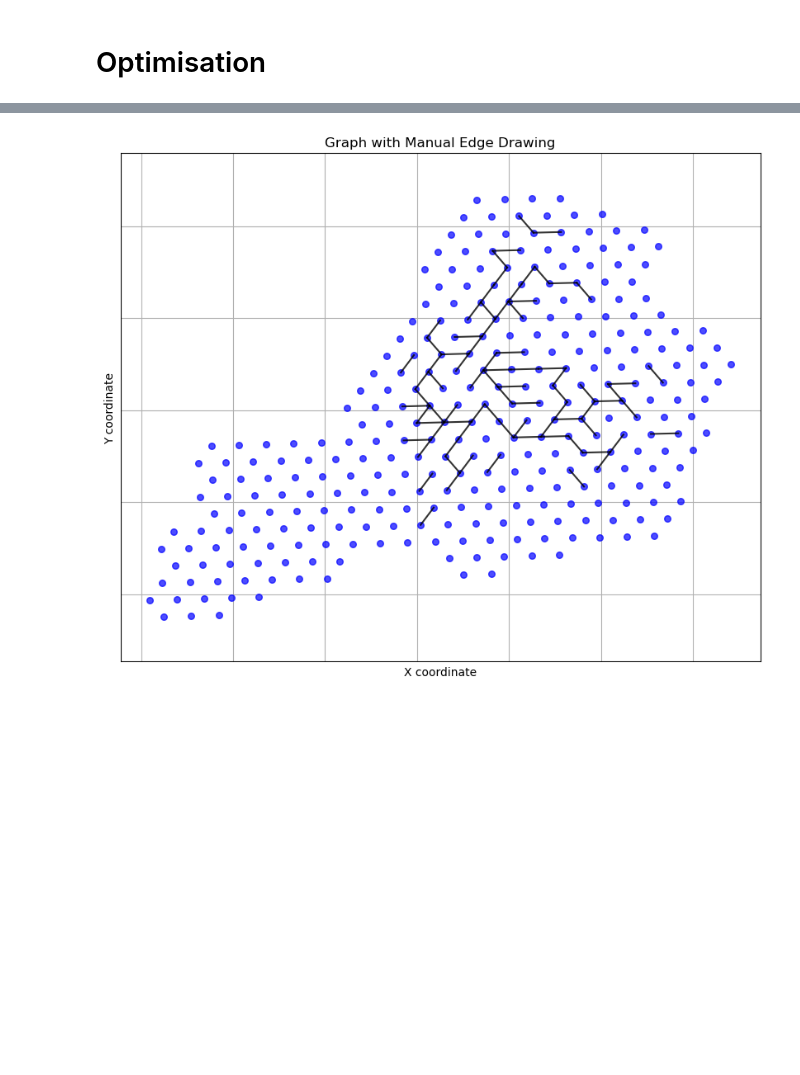
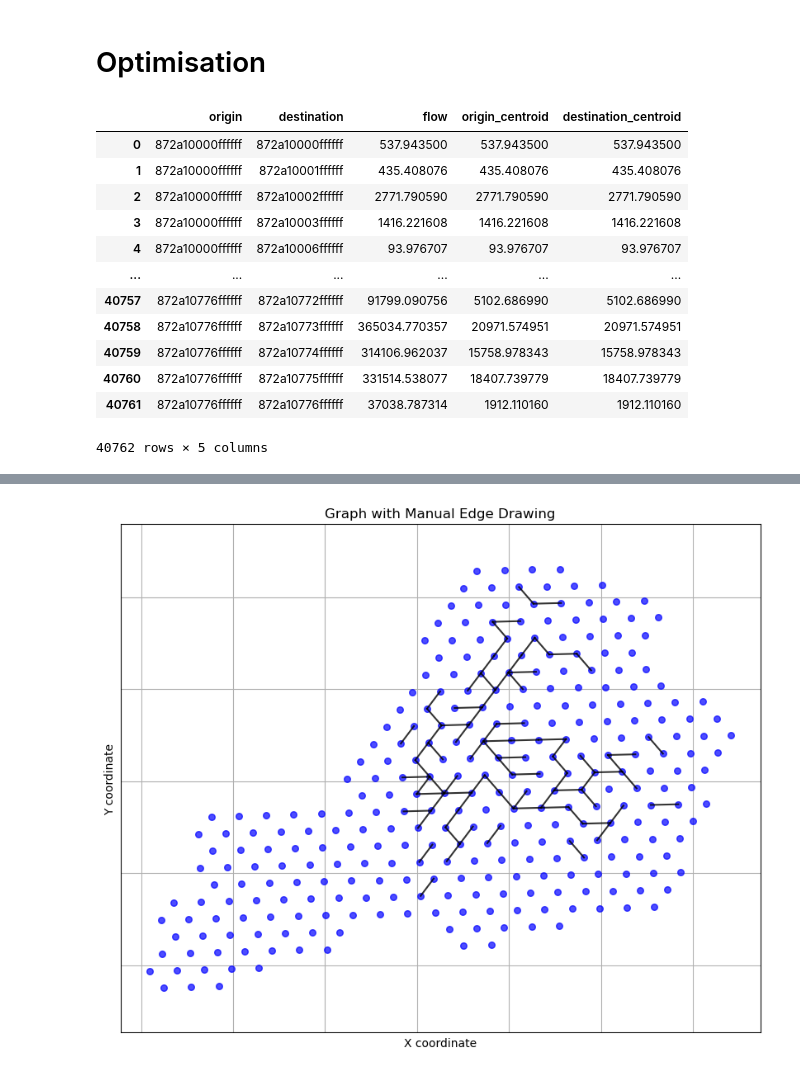
Before and after one commit to javad-e/delivery-tunnels, a Jupyter notebook: Network Optimization.ipynb, the cells around one changed output, grey strips where cells are left out. Cells and saved outputs as stored; diff of their text form; code cells hidden in the pictures; blank space fills up the shorter version.

```diff
--- a/Network Optimization.ipynb
+++ b/Network Optimization.ipynb
@@ -123,4 +123,25 @@ plt.show()
 [figure]
 # %% [markdown]
 # Optimisation
+# %%
+combined_flow_df = pd.concat([express_flow_df, scheduled_flow_df], ignore_index=True).groupby(['origin', 'destination'], as_index=False)['flow'].agg({
+    'flow': 'sum',     # sum this column
+    'origin_centroid': 'first',      # keep the original value (assumed same in group)
+    'destination_centroid': 'first'       # keep the original value (assumed same in group)
+})
+combined_flow_df
+# %% [output]
+|  | origin | destination | flow | origin_centroid | destination_centroid |
+| 0 | 872a10000ffffff | 872a10000ffffff | 537.943500 | 537.943500 | 537.943500 |
+| 1 | 872a10000ffffff | 872a10001ffffff | 435.408076 | 435.408076 | 435.408076 |
+| 2 | 872a10000ffffff | 872a10002ffffff | 2771.790590 | 2771.790590 | 2771.790590 |
+| 3 | 872a10000ffffff | 872a10003ffffff | 1416.221608 | 1416.221608 | 1416.221608 |
+| 4 | 872a10000ffffff | 872a10006ffffff | 93.976707 | 93.976707 | 93.976707 |
+| ... | ... | ... | ... | ... | ... |
+| 40757 | 872a10776ffffff | 872a10772ffffff | 91799.090756 | 5102.686990 | 5102.686990 |
+| 40758 | 872a10776ffffff | 872a10773ffffff | 365034.770357 | 20971.574951 | 20971.574951 |
+| 40759 | 872a10776ffffff | 872a10774ffffff | 314106.962037 | 15758.978343 | 15758.978343 |
+| 40760 | 872a10776ffffff | 872a10775ffffff | 331514.538077 | 18407.739779 | 18407.739779 |
+| 40761 | 872a10776ffffff | 872a10776ffffff | 37038.787314 | 1912.110160 | 1912.110160 |
+40762 rows × 5 columns
 # %%
```
Also changed, not shown: parts of 7 cells of this notebook, 4 other files.
